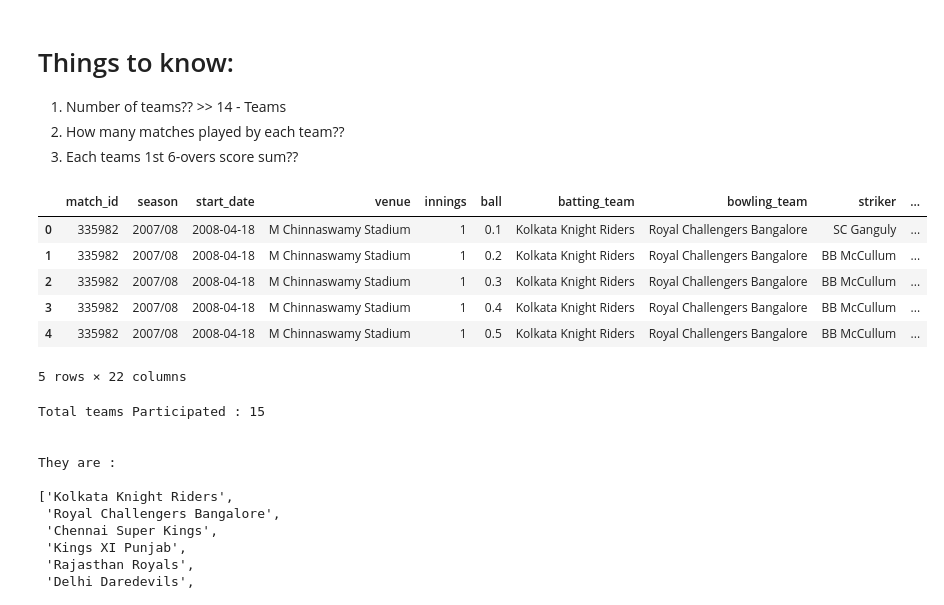
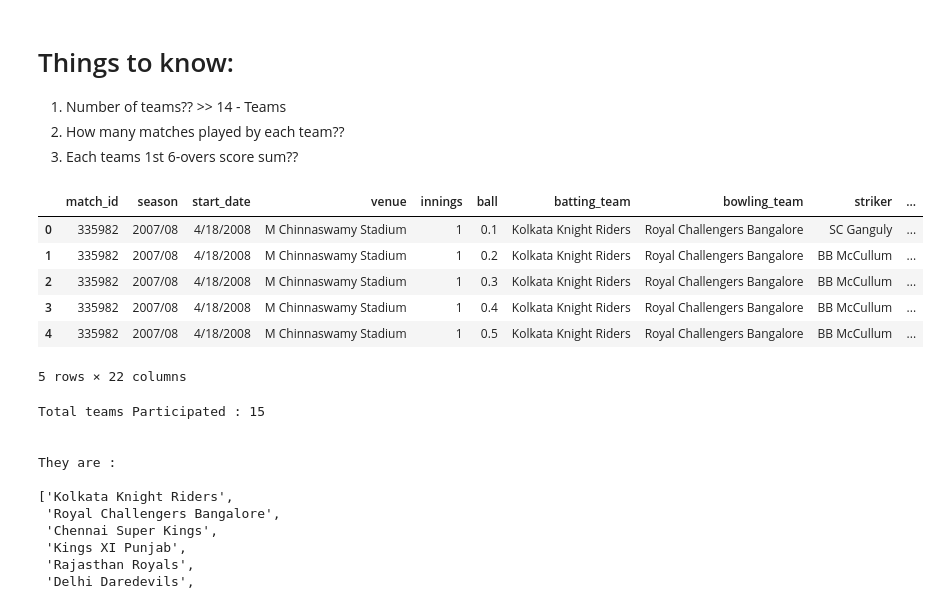
Before and after one commit to praveenraghuvanshi1512/cricket-analytics-and-predictions, a Jupyter notebook: iit-m-hackhathon/predict_IPLData_6thOver_Score.ipynb, the cells around one changed output. Saved outputs shown, nothing was run; the diff lists cells and outputs as text; code cells hidden in the pictures.

```diff
--- a/iit-m-hackhathon/predict_IPLData_6thOver_Score.ipynb
+++ b/iit-m-hackhathon/predict_IPLData_6thOver_Score.ipynb
@@ -9,18 +9,18 @@ vennue_LE = LabelEncoder()
 # %%
 import pandas as pd
 from pprint import pprint
 
-df_org = pd.read_csv('all_matches.csv')
+df_org = pd.read_csv('dataset/all_matches.csv')
 df = df_org.copy()
 
 df.head()
 # %% [output]
 |  | match_id | season | start_date | venue | innings | ball | batting_team | bowling_team | striker | ... |
-| 0 | 335982 | 2007/08 | 2008-04-18 | M Chinnaswamy Stadium | 1 | 0.1 | Kolkata Knight Riders | Royal Challengers Bangalore | SC Ganguly | ... |
-| 1 | 335982 | 2007/08 | 2008-04-18 | M Chinnaswamy Stadium | 1 | 0.2 | Kolkata Knight Riders | Royal Challengers Bangalore | BB McCullum | ... |
-| 2 | 335982 | 2007/08 | 2008-04-18 | M Chinnaswamy Stadium | 1 | 0.3 | Kolkata Knight Riders | Royal Challengers Bangalore | BB McCullum | ... |
-| 3 | 335982 | 2007/08 | 2008-04-18 | M Chinnaswamy Stadium | 1 | 0.4 | Kolkata Knight Riders | Royal Challengers Bangalore | BB McCullum | ... |
-| 4 | 335982 | 2007/08 | 2008-04-18 | M Chinnaswamy Stadium | 1 | 0.5 | Kolkata Knight Riders | Royal Challengers Bangalore | BB McCullum | ... |
+| 0 | 335982 | 2007/08 | 4/18/2008 | M Chinnaswamy Stadium | 1 | 0.1 | Kolkata Knight Riders | Royal Challengers Bangalore | SC Ganguly | ... |
+| 1 | 335982 | 2007/08 | 4/18/2008 | M Chinnaswamy Stadium | 1 | 0.2 | Kolkata Knight Riders | Royal Challengers Bangalore | BB McCullum | ... |
+| 2 | 335982 | 2007/08 | 4/18/2008 | M Chinnaswamy Stadium | 1 | 0.3 | Kolkata Knight Riders | Royal Challengers Bangalore | BB McCullum | ... |
+| 3 | 335982 | 2007/08 | 4/18/2008 | M Chinnaswamy Stadium | 1 | 0.4 | Kolkata Knight Riders | Royal Challengers Bangalore | BB McCullum | ... |
+| 4 | 335982 | 2007/08 | 4/18/2008 | M Chinnaswamy Stadium | 1 | 0.5 | Kolkata Knight Riders | Royal Challengers Bangalore | BB McCullum | ... |
 5 rows × 22 columns
 # %%
 print(f'Total teams Participated : {df.batting_team.unique().shape[0]}\n\n\nThey are : \n')
```
Also changed, not shown: parts of 20 cells of this notebook, 3 other files.
